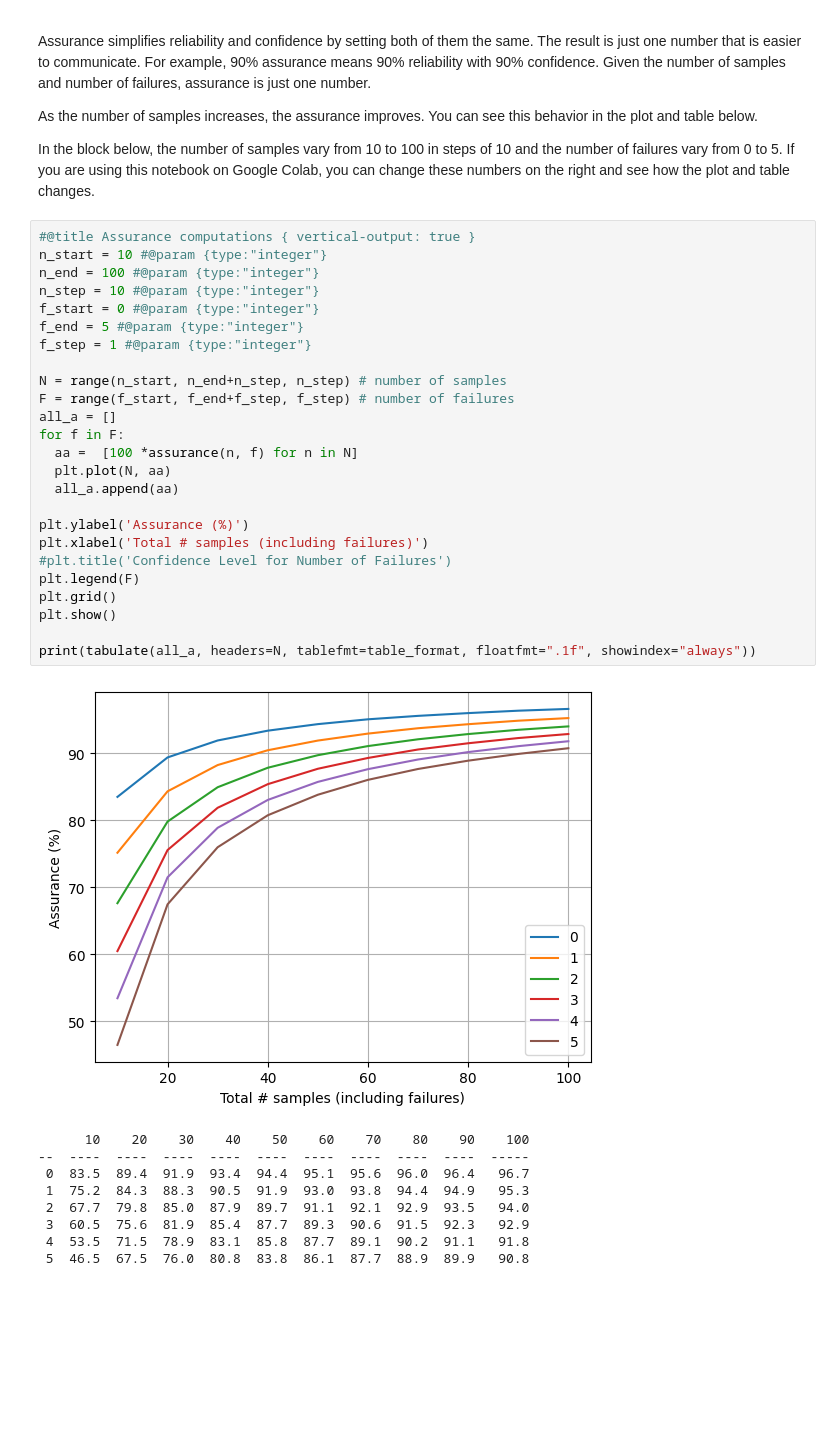
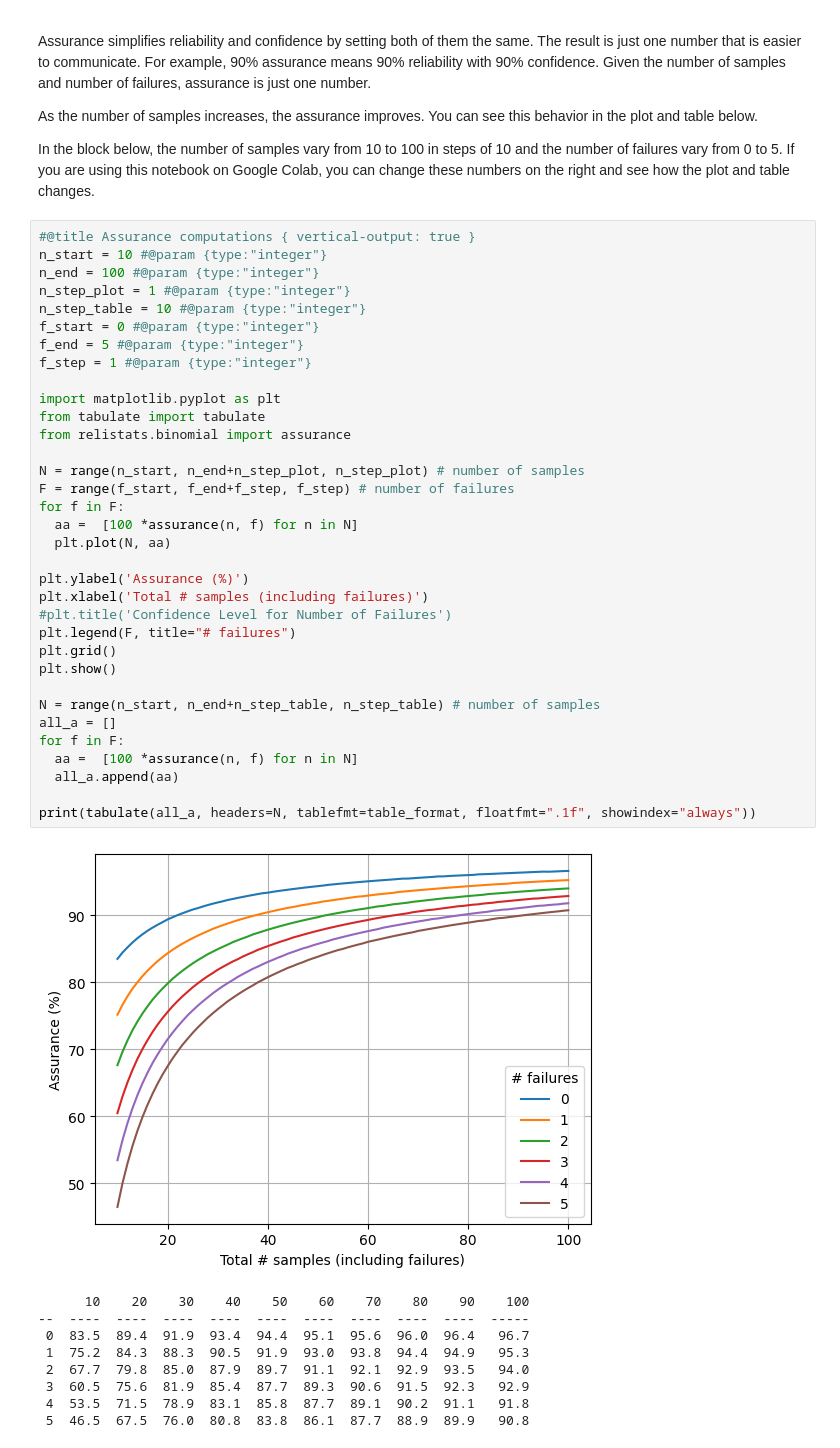
Before and after one commit to sanjaymjoshi/relistats, a Jupyter notebook: examples/paper01_reliability_statistics.ipynb, the cells around one changed output. Cells and saved outputs as stored; diff of their text form; blank space fills up the shorter version.

```diff
--- a/examples/paper01_reliability_statistics.ipynb
+++ b/examples/paper01_reliability_statistics.ipynb
@@ -192,30 +228,39 @@ you can change these numbers on the right and see how the plot and table changes
 # %%
 #@title Assurance computations { vertical-output: true }
 n_start = 10 #@param {type:"integer"}
 n_end = 100 #@param {type:"integer"}
-n_step = 10 #@param {type:"integer"}
+n_step_plot = 1 #@param {type:"integer"}
+n_step_table = 10 #@param {type:"integer"}
 f_start = 0 #@param {type:"integer"}
 f_end = 5 #@param {type:"integer"}
 f_step = 1 #@param {type:"integer"}
 
-N = range(n_start, n_end+n_step, n_step) # number of samples
+import matplotlib.pyplot as plt
+from tabulate import tabulate
+from relistats.binomial import assurance
+
+N = range(n_start, n_end+n_step_plot, n_step_plot) # number of samples
 F = range(f_start, f_end+f_step, f_step) # number of failures
-all_a = []
 for f in F:
   aa =  [100 *assurance(n, f) for n in N]
   plt.plot(N, aa)
-  all_a.append(aa)
 
 plt.ylabel('Assurance (%)')
 plt.xlabel('Total # samples (including failures)')
 #plt.title('Confidence Level for Number of Failures')
-plt.legend(F)
+plt.legend(F, title="# failures")
 plt.grid()
 plt.show()
 
+N = range(n_start, n_end+n_step_table, n_step_table) # number of samples
+all_a = []
+for f in F:
+  aa =  [100 *assurance(n, f) for n in N]
+  all_a.append(aa)
+
 print(tabulate(all_a, headers=N, tablefmt=table_format, floatfmt=".1f", showindex="always"))
 # %% [output]
-[figure, old version]
+[figure, new version]
       10    20    30    40    50    60    70    80    90    100
 --  ----  ----  ----  ----  ----  ----  ----  ----  ----  -----
  0  83.5  89.4  91.9  93.4  94.4  95.1  95.6  96.0  96.4   96.7
```
Also changed, not shown: parts of 16 cells of this notebook.
